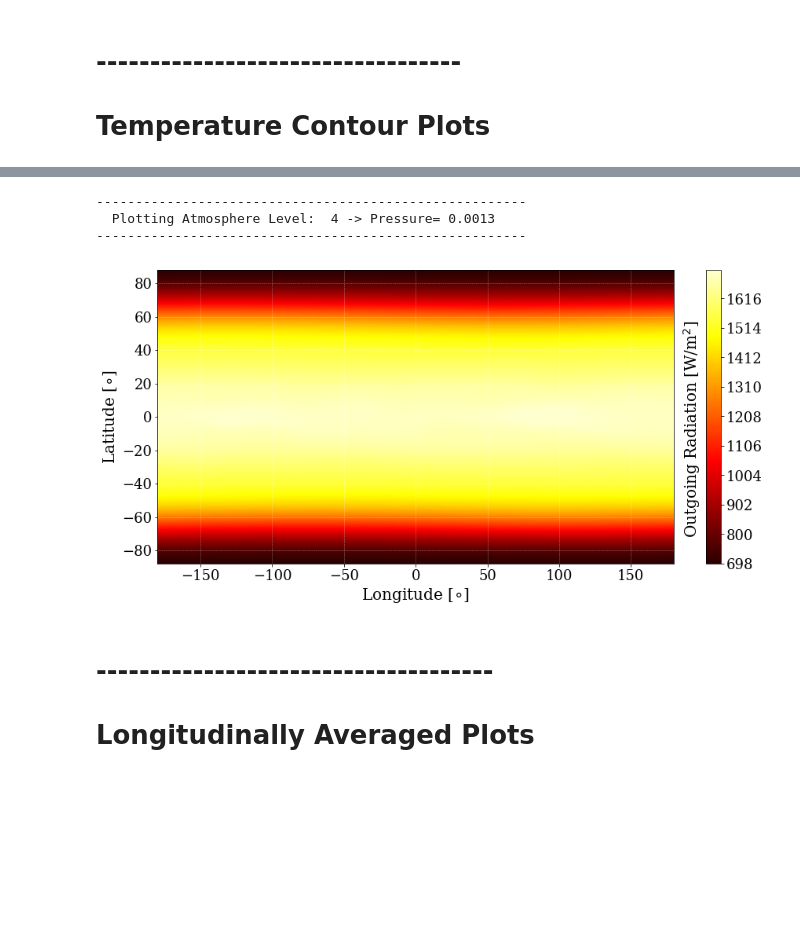
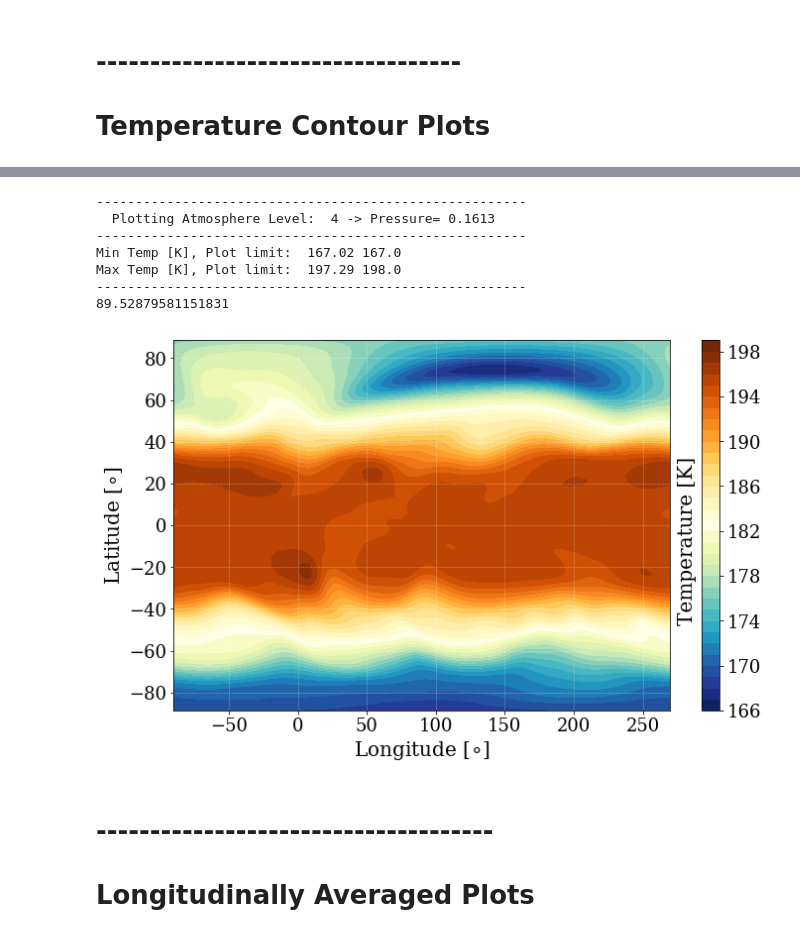
Before and after one commit to emily-rauscher/GCM_plots, a Jupyter notebook: PLOTS.ipynb, the cells around one changed output, grey strips where cells are left out. Drawn from its saved outputs; the diff is of its cells as text; code cells hidden in the pictures; blank space fills up the shorter version.

```diff
--- a/PLOTS.ipynb
+++ b/PLOTS.ipynb
@@ -2,9 +2,10 @@
 from load_data import load_data
 
 path='Files/'
-LastOrbit_=True
-OLR_=True
-verbose=False
+LastOrbit_=False
+OLR_=False
+
+verbose=True
 
 runname,lon_arr,lat_arr,oom,surfp,p_BAR,data_26,data_lo,data_olr=load_data(path,LastOrbit_,OLR_,verbose)
 # %% [output]
@@ -23,17 +57,17 @@ from igcm_Plot import igcm_Plot
 
 lev=4
 
-plot=4              #0=temp, 1=U wind, 2=V wind, 3=streamplot, 4=OLR
+plot=0              #0=temp, 1=U wind, 2=V wind, 3=streamplot, 4=OLR
 
-vfrac=2.0           #for streamplot only
+vfrac=1.5           #for streamplot only
 
 units_a=1           #1=degrees, 0=radians, lat lon units. INPUT is already in degrees
 units_t=0           #0=Kelvin, 1=Celsius, 2=Farhenheit - FOR plot=0 only
 units_w=0           #0=m/s 1=km/s 2=mph, FOR plot=1 or =2 only
 
 ortho=False         #orthographic projection
-latcenter=40.0       #center of plot in degrees, ONLY WORKS FOR ORTHO=True
-loncenter=180.0
+latcenter=0.0       #center of plot in degrees
+loncenter=0.0
 
 freeze=False         #adds a black line at water freezing temperature,useful for earth
 
@@ -70,7 +104,7 @@ cbar_even=True #for Winds, center colorbar so that 0 is middle.
 ncolors=0  #0,sets so that each color step =1 in whatever units. otherwise =multiple of that
 
 %matplotlib inline
-igcm_Plot(plot,lon_arr,lat_arr,p_BAR,data_olr,lev,latcenter,loncenter,ex,units_a,units_t,units_w,freeze,
+igcm_Plot(plot,lon_arr,lat_arr,p_BAR,data_26,lev,latcenter,loncenter,ex,units_a,units_t,units_w,freeze,
           savefig,savename,ortho,ver,cbarL,cbarM,cbar_even,ncolors,vfrac,False)
 # ###########################
 # plot=1
@@ -78,35 +112,39 @@ igcm_Plot(plot,lon_arr,lat_arr,p_BAR,data_olr,lev,latcenter,loncenter,ex,units_a
 # #cbarL=-33.0
 # #cbarM=33.0
 # savename=path+runname+'/'+ptype+str(int(lev))+pstyle+'.pdf'
 
 # igcm_Plot(plot,lon_arr,lat_arr,p_BAR,data_26,lev,latcenter,loncenter,ex,units_a,units_t,units_w,freeze,
 #           savefig,savename,ortho,ver,cbarL,cbarM,cbar_even,ncolors,vfrac,False)
 # ###########################
 # plot=2
 # ptype='VWIND'
 # #cbarL=-33.0
 # #cbarM=33.0
 # savename=path+runname+'/'+ptype+str(int(lev))+pstyle+'.pdf'
 
 # igcm_Plot(plot,lon_arr,lat_arr,p_BAR,data_26,lev,latcenter,loncenter,ex,units_a,units_t,units_w,freeze,
 #           savefig,savename,ortho,ver,cbarL,cbarM,cbar_even,ncolors,vfrac,False)
 # ###########################
 # plot=3
 # ptype='STREAM'
 # #cbarL=245.0
 # #cbarM=305.0
 # if ortho==True:
 #     savename=path+runname+'/'+ptype+str(int(lev))+pstyle+'.png'
 # else:
 #     savename=path+runname+'/'+ptype+str(int(lev))+pstyle+'.pdf'
 
 # igcm_Plot(plot,lon_arr,lat_arr,p_BAR,data_26,lev,latcenter,loncenter,ex,units_a,units_t,units_w,freeze,
 #           savefig,savename,ortho,ver,cbarL,cbarM,cbar_even,ncolors,vfrac,False)
 # %% [output]
 -------------------------------------------------------
-  Plotting Atmosphere Level:  4 -> Pressure= 0.0013
+  Plotting Atmosphere Level:  4 -> Pressure= 0.1613
 -------------------------------------------------------
+Min Temp [K], Plot limit:  167.02 167.0
+Max Temp [K], Plot limit:  197.29 198.0
+-------------------------------------------------------
+89.52879581151831
-[figure, old version]
+[figure, new version]
 # %% [markdown]
 # -------------------------------------
 # Longitudinally Averaged Plots #
```
Also changed, not shown: parts of 5 cells of this notebook, 1 other file.
